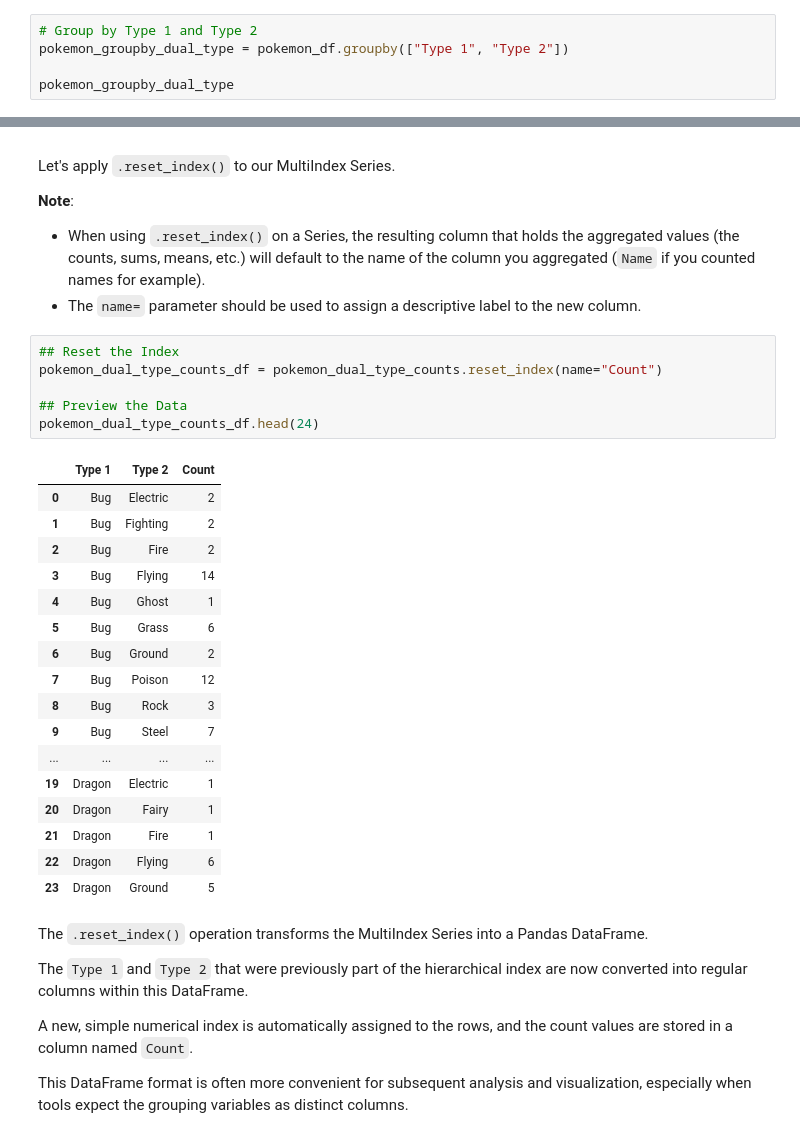
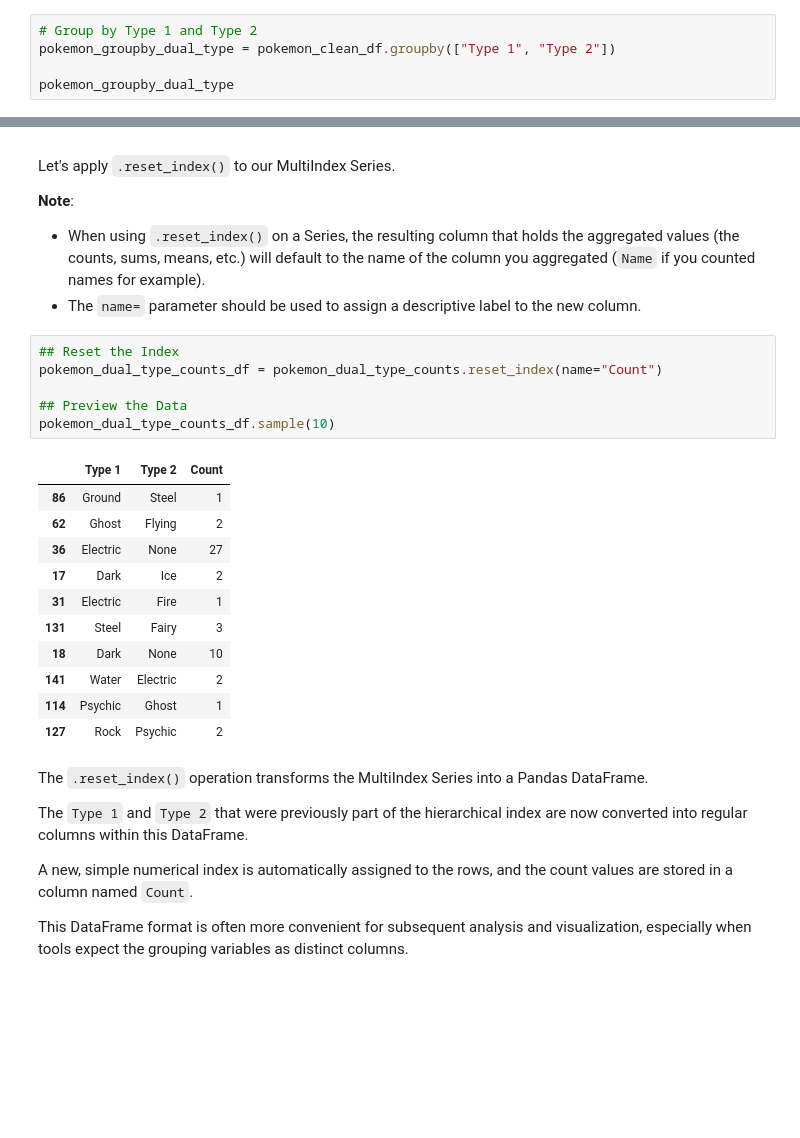
Before and after one commit to michaeltothewilson/data-with-python, a Jupyter notebook: notebooks-completed/08_aggregating_data_pokemon_complete.ipynb, the cells around one changed output, grey strips where cells are left out. Cells and saved outputs as stored; diff of their text form; blank space fills up the shorter version.

```diff
--- a/notebooks-completed/08_aggregating_data_pokemon_complete.ipynb
+++ b/notebooks-completed/08_aggregating_data_pokemon_complete.ipynb
@@ -572,7 +568,7 @@ When you group by multiple columns, the resulting structure will have a hierarch
 Let's build upon our previous example and perform a more detailed analysis. We'll group our DataFrame by both `Type 1` and `Type 2`, and then calculate the count of each unique combination of these two factors.
 # %%
 # Group by Type 1 and Type 2
-pokemon_groupby_dual_type = pokemon_df.groupby(["Type 1", "Type 2"])
+pokemon_groupby_dual_type = pokemon_clean_df.groupby(["Type 1", "Type 2"])
 
 pokemon_groupby_dual_type
 # %% [output]
@@ -654,27 +651,21 @@ __Note__:
 # %%
 ## Reset the Index
 pokemon_dual_type_counts_df = pokemon_dual_type_counts.reset_index(name="Count")
 
 ## Preview the Data
-pokemon_dual_type_counts_df.head(24)
+pokemon_dual_type_counts_df.sample(10)
 # %% [output]
 |  | Type 1 | Type 2 | Count |
-| 0 | Bug | Electric | 2 |
-| 1 | Bug | Fighting | 2 |
-| 2 | Bug | Fire | 2 |
-| 3 | Bug | Flying | 14 |
-| 4 | Bug | Ghost | 1 |
-| 5 | Bug | Grass | 6 |
-| 6 | Bug | Ground | 2 |
-| 7 | Bug | Poison | 12 |
-| 8 | Bug | Rock | 3 |
-| 9 | Bug | Steel | 7 |
-| ... | ... | ... | ... |
-| 19 | Dragon | Electric | 1 |
-| 20 | Dragon | Fairy | 1 |
-| 21 | Dragon | Fire | 1 |
-| 22 | Dragon | Flying | 6 |
-| 23 | Dragon | Ground | 5 |
+| 86 | Ground | Steel | 1 |
+| 62 | Ghost | Flying | 2 |
+| 36 | Electric | None | 27 |
+| 17 | Dark | Ice | 2 |
+| 31 | Electric | Fire | 1 |
+| 131 | Steel | Fairy | 3 |
+| 18 | Dark | None | 10 |
+| 141 | Water | Electric | 2 |
+| 114 | Psychic | Ghost | 1 |
+| 127 | Rock | Psychic | 2 |
 # %% [markdown]
 The `.reset_index()` operation transforms the MultiIndex Series into a Pandas DataFrame.
 
```
Also changed, not shown: parts of 10 cells of this notebook, 2 other files.
